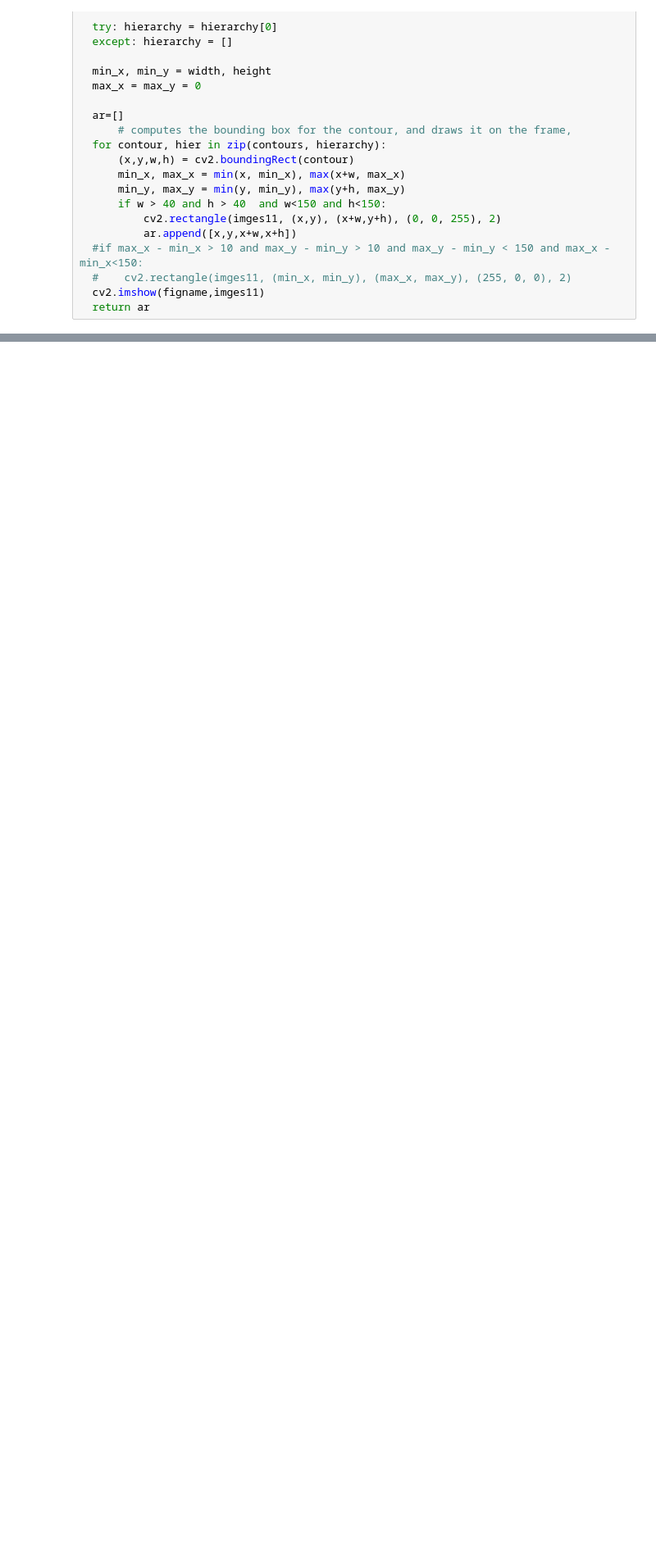
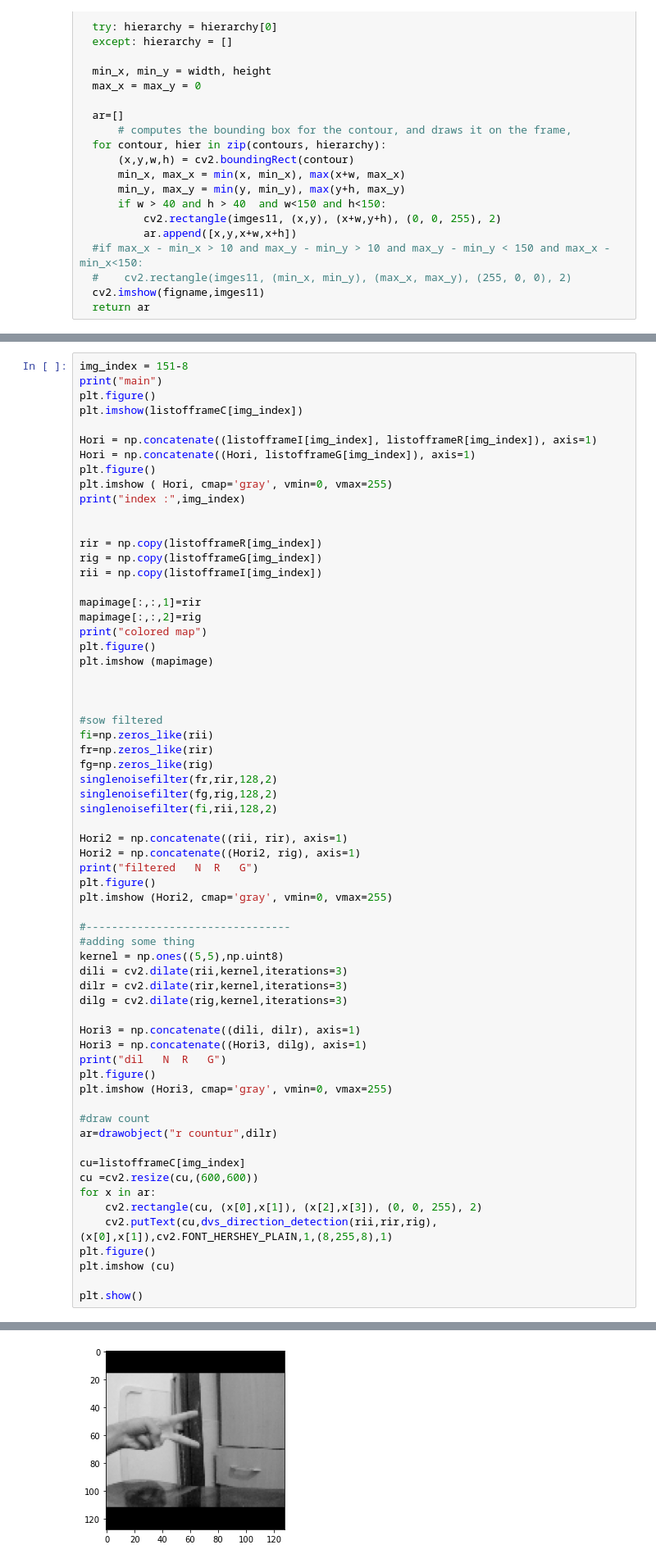
Before and after one commit to a71sa/pyDVS, a Jupyter notebook: DVSR.ipynb, the cells around one changed output, grey strips where cells are left out. Shown at 82% size. Saved outputs shown, nothing was run; the diff lists cells and outputs as text; blank space fills up the shorter version.

```diff
--- a/DVSR.ipynb
+++ b/DVSR.ipynb
@@ -286,0 +472,65 @@ cv2.destroyAllWindows()
+# %%
+img_index = 151-8
+print("main")
+plt.figure()
+plt.imshow(listofframeC[img_index])
+
+Hori = np.concatenate((listofframeI[img_index], listofframeR[img_index]), axis=1)
+Hori = np.concatenate((Hori, listofframeG[img_index]), axis=1)
+plt.figure()
+plt.imshow ( Hori, cmap='gray', vmin=0, vmax=255)
+print("index :",img_index)
+
+
+rir = np.copy(listofframeR[img_index])
+rig = np.copy(listofframeG[img_index])
+rii = np.copy(listofframeI[img_index])
+
+mapimage[:,:,1]=rir
+mapimage[:,:,2]=rig
+print("colored map")
+plt.figure()
+plt.imshow (mapimage)
+
+
+
+#sow filtered
+fi=np.zeros_like(rii)
+fr=np.zeros_like(rir)
+fg=np.zeros_like(rig)
+singlenoisefilter(fr,rir,128,2)
+singlenoisefilter(fg,rig,128,2)
+singlenoisefilter(fi,rii,128,2)
+
+Hori2 = np.concatenate((rii, rir), axis=1)
+Hori2 = np.concatenate((Hori2, rig), axis=1)
+print("filtered   N  R   G")
+plt.figure()
+plt.imshow (Hori2, cmap='gray', vmin=0, vmax=255)
+
+#--------------------------------
+#adding some thing
+kernel = np.ones((5,5),np.uint8)
+dili = cv2.dilate(rii,kernel,iterations=3)
+dilr = cv2.dilate(rir,kernel,iterations=3)
+dilg = cv2.dilate(rig,kernel,iterations=3)
+
+Hori3 = np.concatenate((dili, dilr), axis=1)
+Hori3 = np.concatenate((Hori3, dilg), axis=1)
+print("dil   N  R   G")
+plt.figure()
+plt.imshow (Hori3, cmap='gray', vmin=0, vmax=255)
+
+#draw count
+ar=drawobject("r countur",dilr)
+
+cu=listofframeC[img_index]
+cu =cv2.resize(cu,(600,600))
+for x in ar:
+    cv2.rectangle(cu, (x[0],x[1]), (x[2],x[3]), (0, 0, 255), 2)
+    cv2.putText(cu,dvs_direction_detection(rii,rir,rig),(x[0],x[1]),cv2.FONT_HERSHEY_PLAIN,1,(8,255,8),1)
+plt.figure()
+plt.imshow (cu)
+
+plt.show()
+# %% [output]
@@ -286,0 +542 @@ cv2.destroyAllWindows()
+[figure, added]
```
Also changed, not shown: parts of 18 cells of this notebook, 7 other files.
